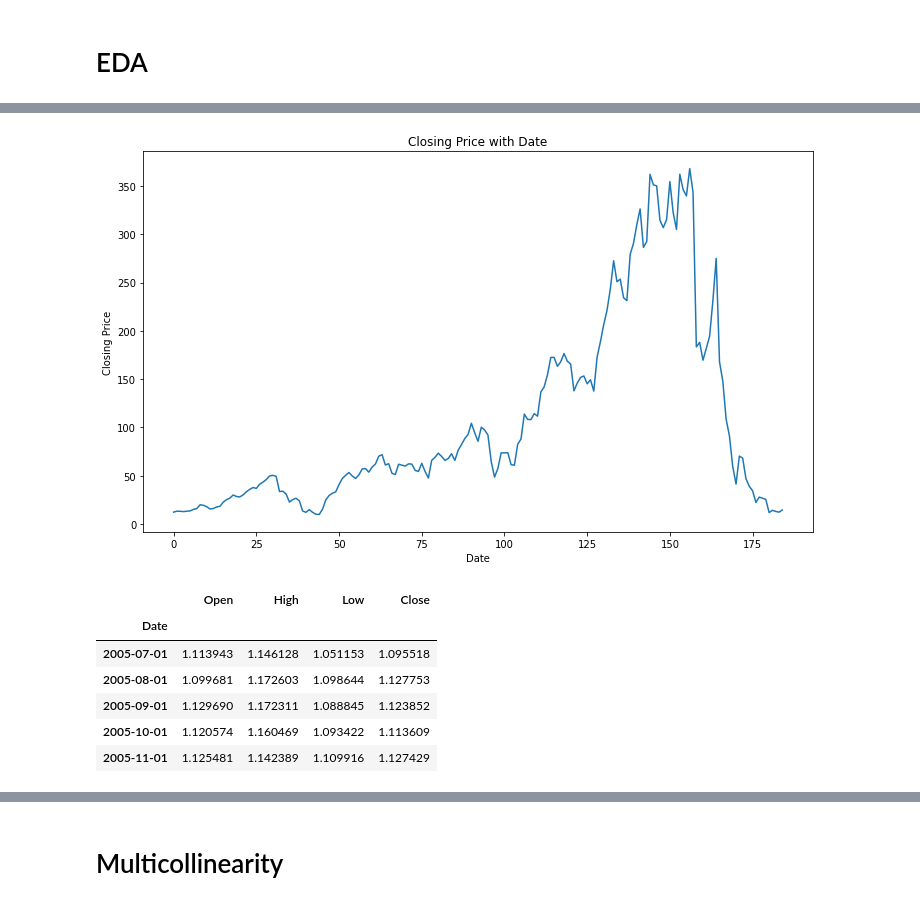
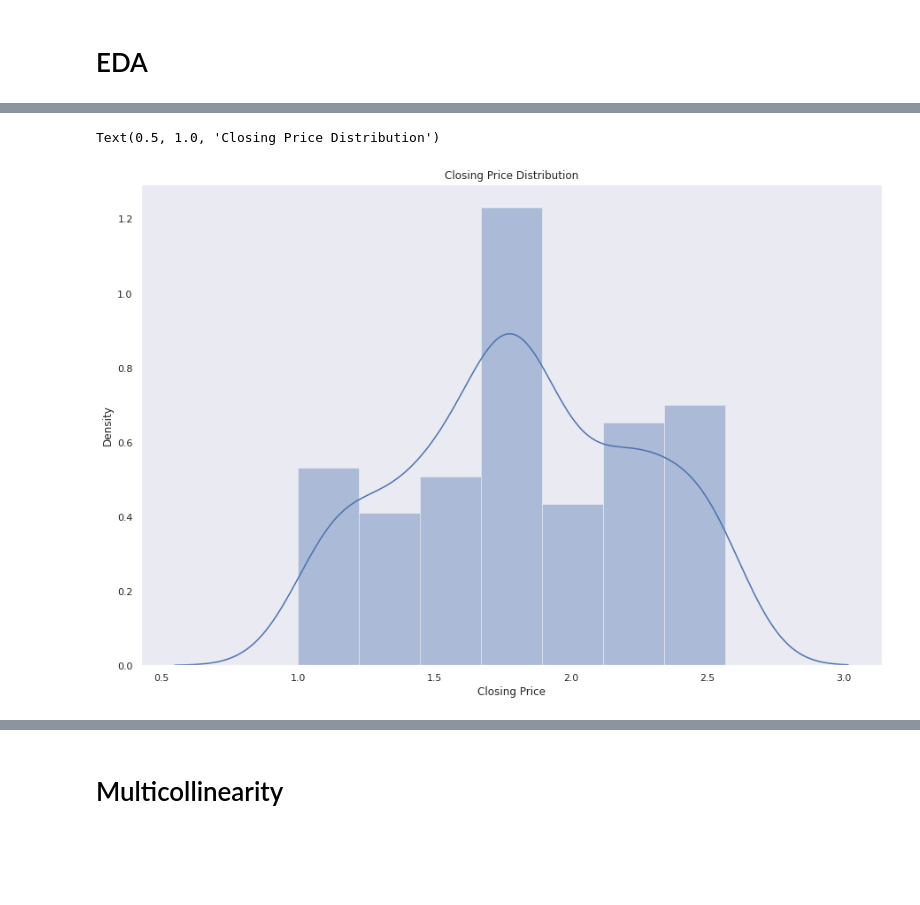
Before and after one commit to datawithkhushboo/Yes_bank_, a Jupyter notebook: Yes_bank_stock_closing_price_prediction.ipynb, the cells around one changed output, grey strips where cells are left out. Saved outputs shown, nothing was run; the diff lists cells and outputs as text; code cells hidden in the pictures; blank space fills up the shorter version.

```diff
--- a/Yes_bank_stock_closing_price_prediction.ipynb
+++ b/Yes_bank_stock_closing_price_prediction.ipynb
@@ -170 +111,3 @@ cd['Date'] = df['Date']
+# %%
+df['Date'] =pd.to_datetime(df['Date'].apply(lambda x: datetime.strptime(x,'%b-%y')))
 # %%
@@ -204,0 +192,10 @@ cd.head()
+# %%
+
+
+
+
+plt.figure(figsize=(15,10))
+sns.set(style='dark',)
+sns.distplot(df['Close'],kde='True')
+plt.xlabel('Closing Price')
+plt.title('Closing Price Distribution')
@@ -205,19 +205,9 @@ cd.head()
 # %%
-plt.figure(figsize=(12,7))
-df['Close'].plot()
-plt.xlabel('Date')
-plt.ylabel('Closing Price')
-plt.title('Closing Price with Date')
-plt.show()
+plt.figure(figsize=(15,10))
+sns.set(style='dark',)
+sns.distplot(np.log10(df['Close']),kde='True')
+plt.xlabel('Closing Price')
+plt.title('Closing Price Distribution')
 # %% [output]
+Text(0.5, 1.0, 'Closing Price Distribution')
-[figure, old version]
+[figure, new version]
-# %%
-cd.head()
-# %% [output]
-|  | Open | High | Low | Close |
-| Date |  |  |  |  |
-| 2005-07-01 | 1.113943 | 1.146128 | 1.051153 | 1.095518 |
-| 2005-08-01 | 1.099681 | 1.172603 | 1.098644 | 1.127753 |
-| 2005-09-01 | 1.129690 | 1.172311 | 1.088845 | 1.123852 |
-| 2005-10-01 | 1.120574 | 1.160469 | 1.093422 | 1.113609 |
-| 2005-11-01 | 1.125481 | 1.142389 | 1.109916 | 1.127429 |
```
Also changed, not shown: parts of 139 cells of this notebook.
